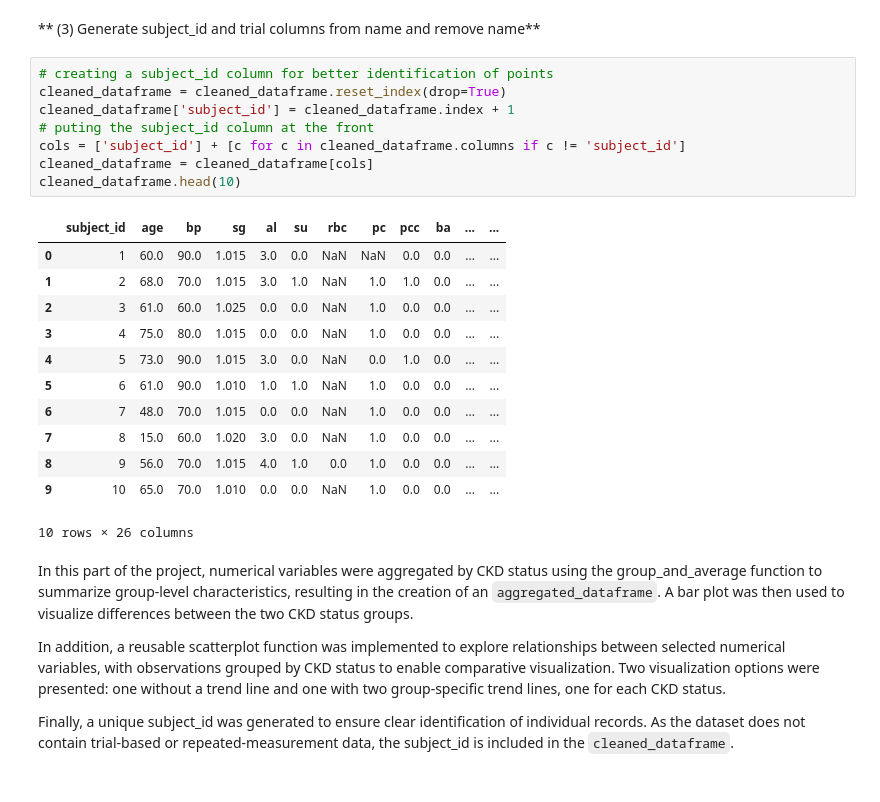
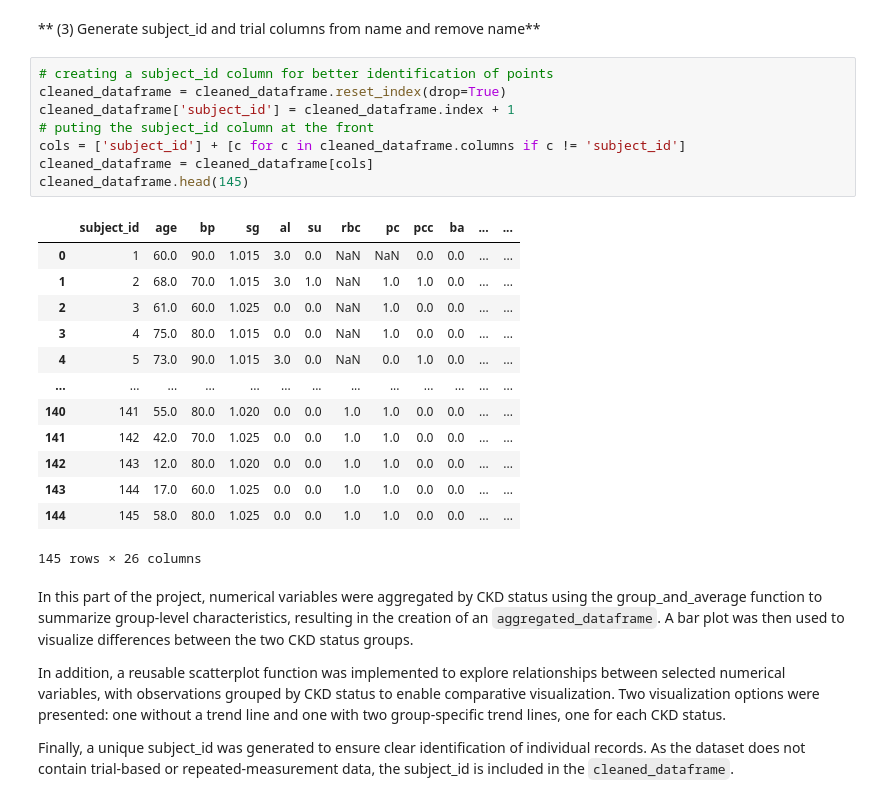
Before and after one commit to harasarahh/chronic-kidney-disease-prediction, a Jupyter notebook: GroupL_finalproject.ipynb, the cells around one changed output. Drawn from its saved outputs; the diff is of its cells as text.

```diff
--- a/GroupL_finalproject.ipynb
+++ b/GroupL_finalproject.ipynb
@@ -352,24 +352,25 @@ scatterplot_by_group(
 # %%
 # creating a subject_id column for better identification of points
 cleaned_dataframe = cleaned_dataframe.reset_index(drop=True)
 cleaned_dataframe['subject_id'] = cleaned_dataframe.index + 1
 # puting the subject_id column at the front
 cols = ['subject_id'] + [c for c in cleaned_dataframe.columns if c != 'subject_id']
 cleaned_dataframe = cleaned_dataframe[cols]
-cleaned_dataframe.head(10)
+cleaned_dataframe.head(145)
 # %% [output]
 |  | subject_id | age | bp | sg | al | su | rbc | pc | pcc | ba | ... | ... |
 | 0 | 1 | 60.0 | 90.0 | 1.015 | 3.0 | 0.0 | NaN | NaN | 0.0 | 0.0 | ... | ... |
 | 1 | 2 | 68.0 | 70.0 | 1.015 | 3.0 | 1.0 | NaN | 1.0 | 1.0 | 0.0 | ... | ... |
 | 2 | 3 | 61.0 | 60.0 | 1.025 | 0.0 | 0.0 | NaN | 1.0 | 0.0 | 0.0 | ... | ... |
 | 3 | 4 | 75.0 | 80.0 | 1.015 | 0.0 | 0.0 | NaN | 1.0 | 0.0 | 0.0 | ... | ... |
 | 4 | 5 | 73.0 | 90.0 | 1.015 | 3.0 | 0.0 | NaN | 0.0 | 1.0 | 0.0 | ... | ... |
-| 5 | 6 | 61.0 | 90.0 | 1.010 | 1.0 | 1.0 | NaN | 1.0 | 0.0 | 0.0 | ... | ... |
-| 6 | 7 | 48.0 | 70.0 | 1.015 | 0.0 | 0.0 | NaN | 1.0 | 0.0 | 0.0 | ... | ... |
-| 7 | 8 | 15.0 | 60.0 | 1.020 | 3.0 | 0.0 | NaN | 1.0 | 0.0 | 0.0 | ... | ... |
-| 8 | 9 | 56.0 | 70.0 | 1.015 | 4.0 | 1.0 | 0.0 | 1.0 | 0.0 | 0.0 | ... | ... |
-| 9 | 10 | 65.0 | 70.0 | 1.010 | 0.0 | 0.0 | NaN | 1.0 | 0.0 | 0.0 | ... | ... |
+| ... | ... | ... | ... | ... | ... | ... | ... | ... | ... | ... | ... | ... |
+| 140 | 141 | 55.0 | 80.0 | 1.020 | 0.0 | 0.0 | 1.0 | 1.0 | 0.0 | 0.0 | ... | ... |
+| 141 | 142 | 42.0 | 70.0 | 1.025 | 0.0 | 0.0 | 1.0 | 1.0 | 0.0 | 0.0 | ... | ... |
+| 142 | 143 | 12.0 | 80.0 | 1.020 | 0.0 | 0.0 | 1.0 | 1.0 | 0.0 | 0.0 | ... | ... |
+| 143 | 144 | 17.0 | 60.0 | 1.025 | 0.0 | 0.0 | 1.0 | 1.0 | 0.0 | 0.0 | ... | ... |
+| 144 | 145 | 58.0 | 80.0 | 1.025 | 0.0 | 0.0 | 1.0 | 1.0 | 0.0 | 0.0 | ... | ... |
-10 rows × 26 columns
+145 rows × 26 columns
 # %% [markdown]
 In this part of the project, numerical variables were aggregated by CKD status using the group_and_average function to summarize group-level characteristics, resulting in the creation of an `aggregated_dataframe`. A bar plot was then used to visualize differences between the two CKD status groups.
 
```
Also changed, not shown: parts of 1 cell of this notebook.
